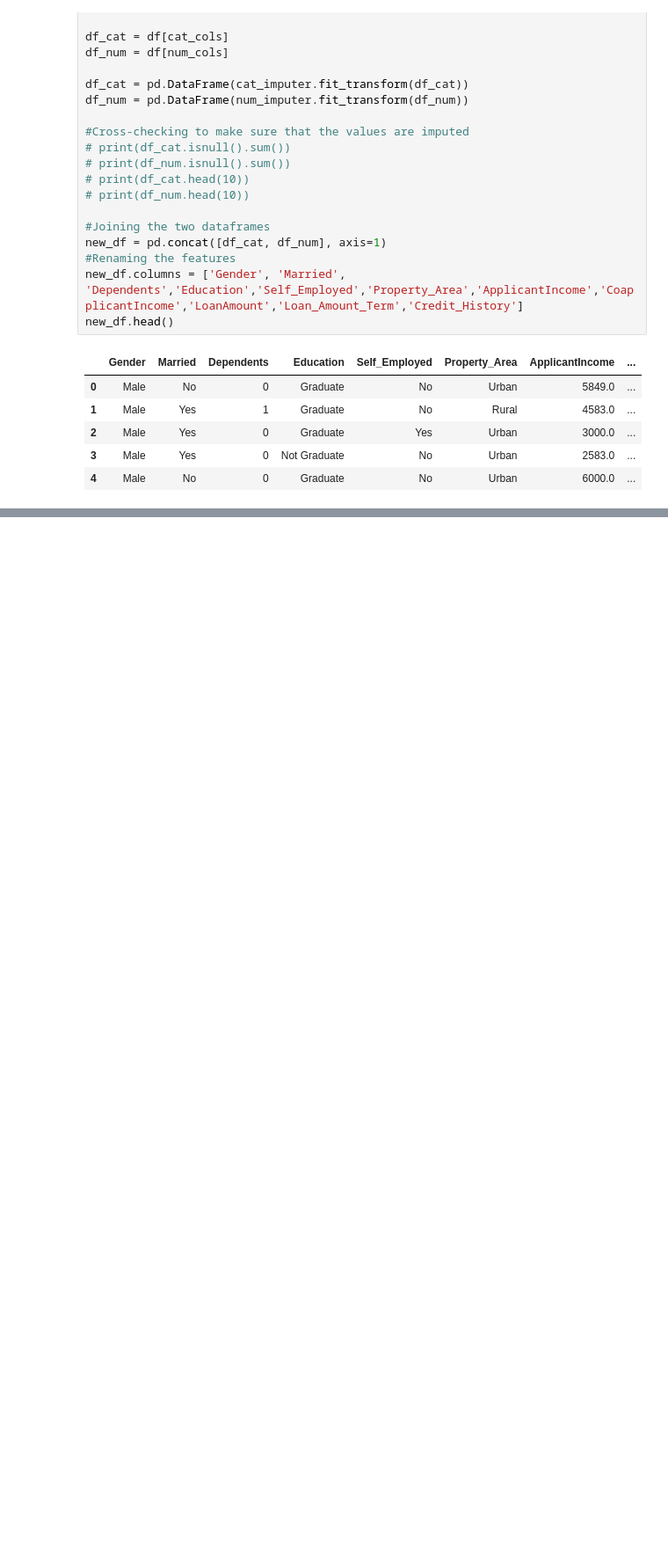
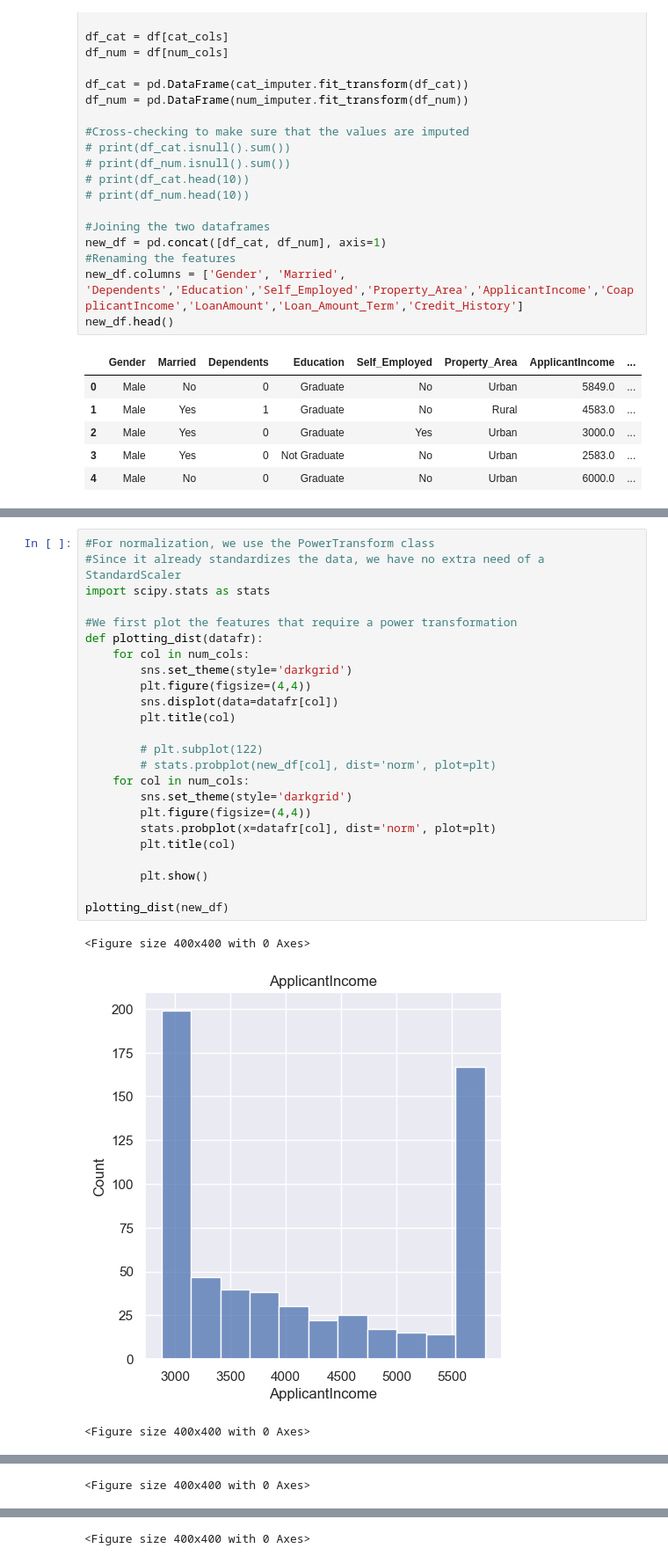
Before and after one commit to bhaskarmulik/Home-loan-prediction-model, a Jupyter notebook: src.ipynb, the cells around one changed output, grey strips where cells are left out. Shown at 88% size. Drawn from its saved outputs; the diff is of its cells as text; blank space fills up the shorter version.

```diff
--- a/src.ipynb
+++ b/src.ipynb
@@ -676,0 +694,28 @@ Since we were unable to find out the mutual information in the previous cells be
+# %%
+#For normalization, we use the PowerTransform class
+#Since it already standardizes the data, we have no extra need of a StandardScaler
+import scipy.stats as stats
+
+#We first plot the features that require a power transformation
+def plotting_dist(datafr):
+    for col in num_cols:
+        sns.set_theme(style='darkgrid')
+        plt.figure(figsize=(4,4))
+        sns.displot(data=datafr[col])
+        plt.title(col)
+
+        # plt.subplot(122)
+        # stats.probplot(new_df[col], dist='norm', plot=plt)
+    for col in num_cols:
+        sns.set_theme(style='darkgrid')
+        plt.figure(figsize=(4,4))
+        stats.probplot(x=datafr[col], dist='norm', plot=plt)
+        plt.title(col)
+
+        plt.show()
+
+plotting_dist(new_df)
+# %% [output]
+<Figure size 400x400 with 0 Axes>
+[figure, added]
+<Figure size 400x400 with 0 Axes>
@@ -676,0 +723 @@ Since we were unable to find out the mutual information in the previous cells be
+<Figure size 400x400 with 0 Axes>
@@ -676,0 +725 @@ Since we were unable to find out the mutual information in the previous cells be
+<Figure size 400x400 with 0 Axes>
```
Also changed, not shown: parts of 26 cells of this notebook.
